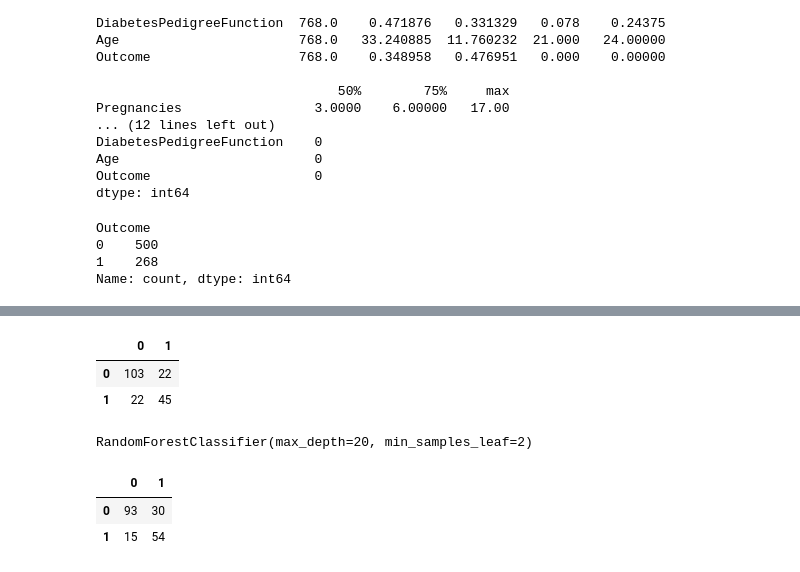
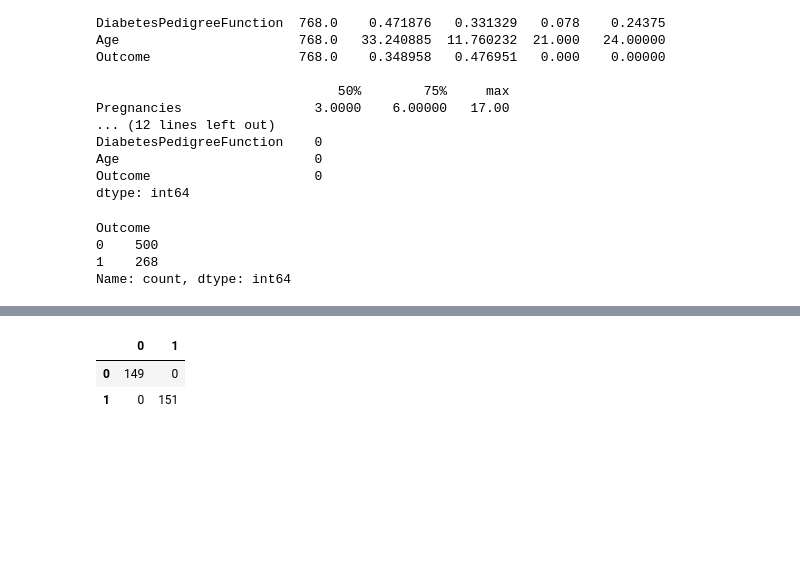
Before and after one commit to phbarbe/PrediHealth, a Jupyter notebook: Diabetes_AN.ipynb, the cells around one changed output, grey strips where cells are left out. Saved outputs shown, nothing was run; the diff lists cells and outputs as text; code cells hidden in the pictures; blank space fills up the shorter version.

```diff
--- a/Diabetes_AN.ipynb
+++ b/Diabetes_AN.ipynb
@@ -281,10 +281,6 @@ Outcome
 0    500
 1    268
 Name: count, dtype: int64
-# %%
-# Appliquer un facteur de pondération à la colonne 'Glucose' pour mettre plus de weight sur cette feature
-factor = 20.0
-df_clean['Glucose'] = df_clean['Glucose'] * factor
 # %%
 X = df_clean.drop(columns=['Outcome'])
 y = df_clean['Outcome']
@@ -294,9 +287,10 @@ X_train, X_test, y_train, y_test = train_test_split(X, y, test_size=0.25, random
 # %%
-# Initialiser le RandomOverSampler
 ros = RandomOverSampler(random_state=42)
 
 # Appliquer le suréchantillonnage uniquement sur l'ensemble d'entraînement
-X_res, y_res = ros.fit_resample(X_train, y_train)
+X_res, y_res = ros.fit_resample(X, y)
+# %%
+X_train_res, X_test_res, y_train_res, y_test_res = train_test_split(X_res, y_res, test_size=0.3, random_state=42)
 # %%
 from sklearn.linear_model import LogisticRegression
 from sklearn.svm import SVC
@@ -365,7 +359,7 @@ param6 = {
 # Définir le pipeline incluant la normalisation avec RobustScaler et le modèle
 steps = [
     ('scaler', RobustScaler()),
-    ('classifier', RandomForestClassifier(random_state=42))
+    ('classifier', GradientBoostingClassifier(random_state=42))
 ]
 pipeline = Pipeline(steps=steps)
 # %%
@@ -443,14 +387,14 @@ df_results
 # %%
 # Créer la matrice de confusion
-from sklearn.metrics import confusion_matrix, ConfusionMatrixDisplay
+from sklearn.metrics import confusion_matrix
 
-cm = confusion_matrix(y_test, y_pred, labels=grid.classes_)
+cm = confusion_matrix(y_test_res, ypred, labels=grid.classes_)
 
 # Convertir la matrice de confusion en DataFrame
 df_cm = pd.DataFrame(cm, index=grid.classes_, columns=grid.classes_)
 
 df_cm
 # %% [output]
 |  | 0 | 1 |
-| 0 | 103 | 22 |
-| 1 | 22 | 45 |
+| 0 | 149 | 0 |
+| 1 | 0 | 151 |
@@ -464,5 +400,0 @@ X_res, y_res = ros.fit_resample(X_train, y_train)
-# %%
-modelRF = RandomForestClassifier(max_depth=20, min_samples_leaf=2)
-modelRF.fit(X_res, y_res)
-# %% [output]
-RandomForestClassifier(max_depth=20, min_samples_leaf=2)
@@ -471,10 +400,0 @@ ypred = modelRF.predict(X_test)
-# %%
-from sklearn.metrics import confusion_matrix
-cm = confusion_matrix(y_test, ypred, labels=modelRF.classes_)
-df_cm = pd.DataFrame(cm, index=modelRF.classes_, columns=modelRF.classes_)
-
-df_cm
-# %% [output]
-|  | 0 | 1 |
-| 0 | 93 | 30 |
-| 1 | 15 | 54 |
```
Also changed, not shown: parts of 11 cells of this notebook, 1 other file.
